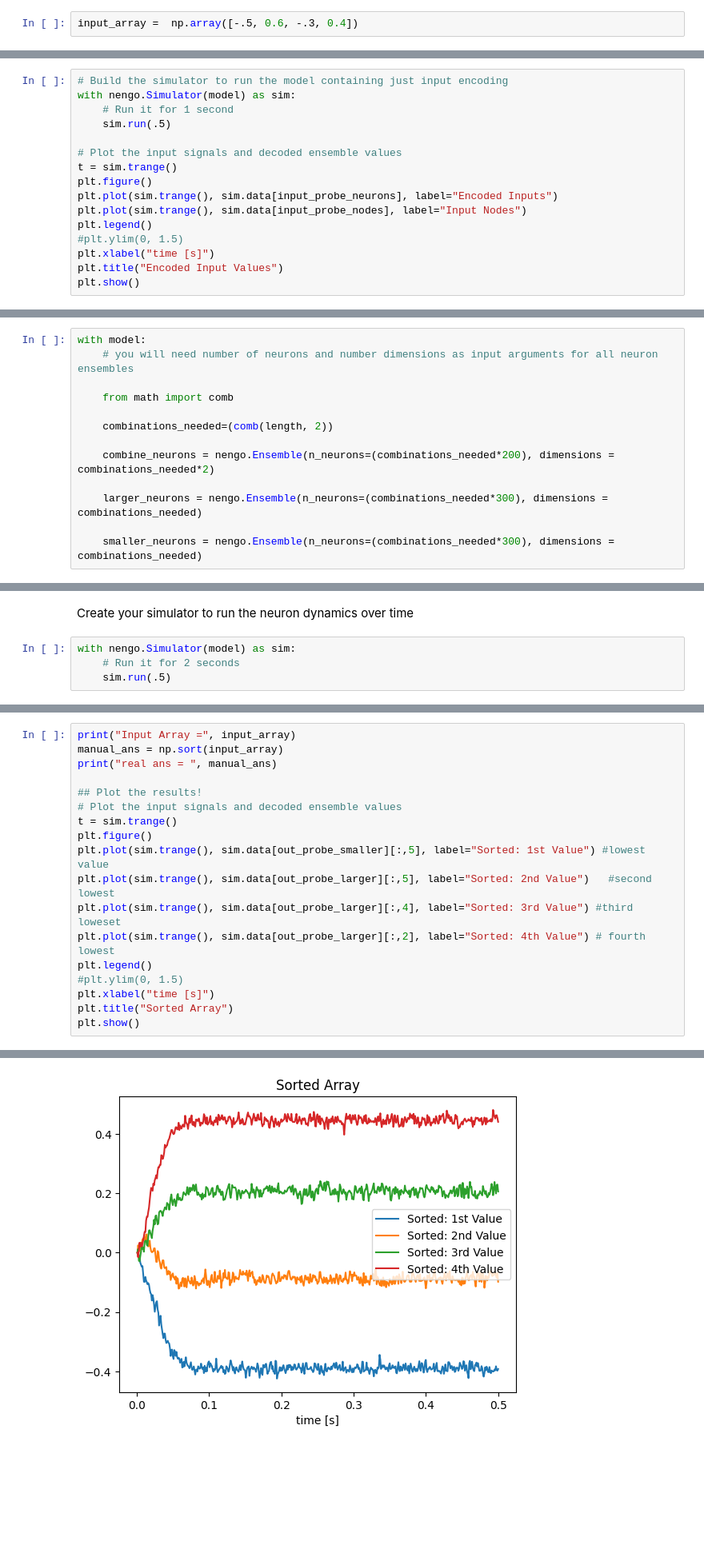
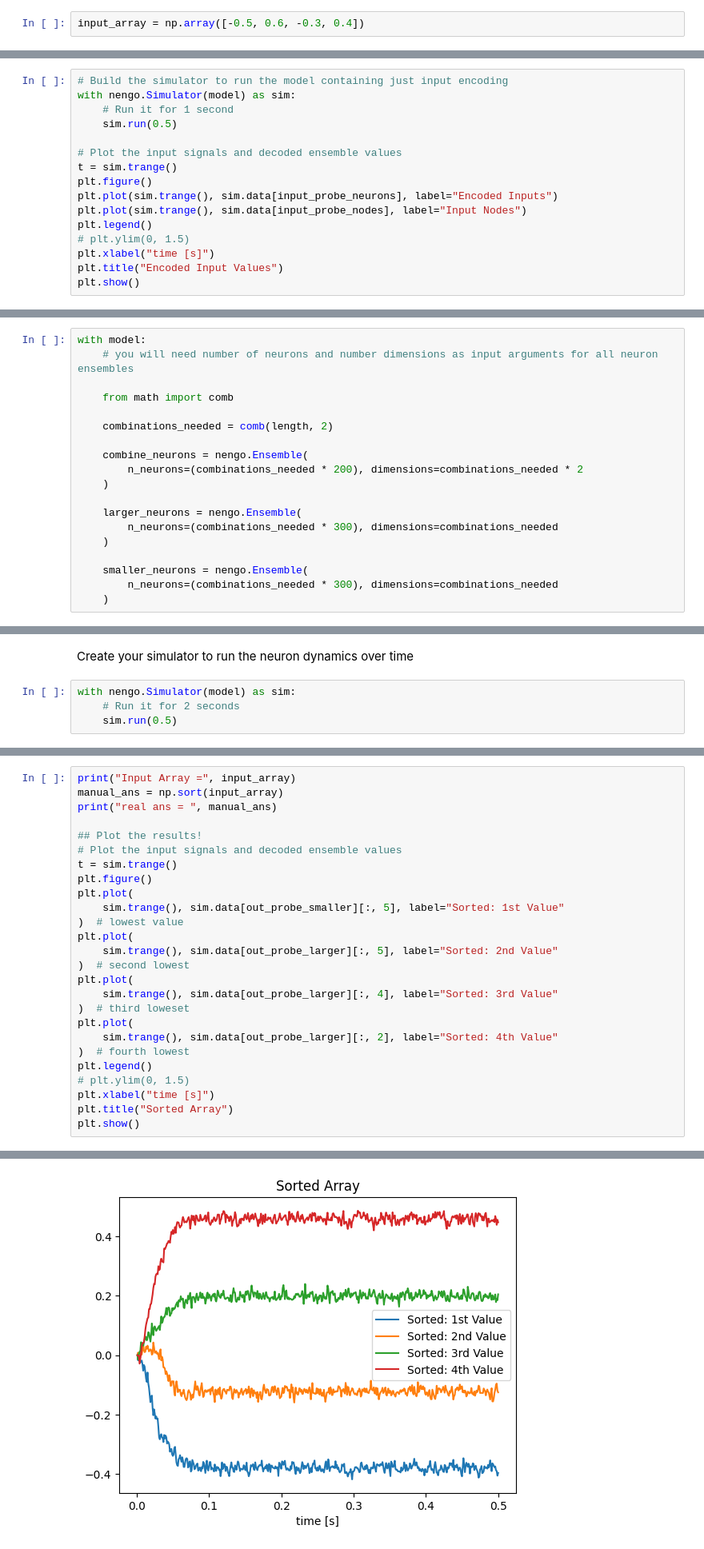
Before and after one commit to C25Hana-Hill/mapping_algos, a Jupyter notebook: ICE3_Bubblesort.ipynb, the cells around one changed output, grey strips where cells are left out. Shown: that part at 80% size. Drawn from its saved outputs; the diff is of its cells as text; blank space fills up the shorter version.

```diff
--- a/ICE3_Bubblesort.ipynb
+++ b/ICE3_Bubblesort.ipynb
@@ -26,7 +26,7 @@ from nengo.utils.matplotlib import rasterplot
 Create the following 4-dimensional array by filling in `???`:
 $\begin{bmatrix} -.5 & .6 & -.3 & .4  \end{bmatrix}$
 # %%
-input_array =  np.array([-.5, 0.6, -.3, 0.4])
+input_array = np.array([-0.5, 0.6, -0.3, 0.4])
 # %% [markdown]
 ### Encode all inputs for sorting
 
@@ -66,7 +67,7 @@ with model:
 # Build the simulator to run the model containing just input encoding
 with nengo.Simulator(model) as sim:
     # Run it for 1 second
-    sim.run(.5)
+    sim.run(0.5)
 
 # Plot the input signals and decoded ensemble values
 t = sim.trange()
@@ -74,7 +75,7 @@ plt.figure()
 plt.plot(sim.trange(), sim.data[input_probe_neurons], label="Encoded Inputs")
 plt.plot(sim.trange(), sim.data[input_probe_nodes], label="Input Nodes")
 plt.legend()
-#plt.ylim(0, 1.5)
+# plt.ylim(0, 1.5)
 plt.xlabel("time [s]")
 plt.title("Encoded Input Values")
 plt.show()
@@ -109,13 +110,19 @@ with model:
 
     from math import comb
 
-    combinations_needed=(comb(length, 2))
+    combinations_needed = comb(length, 2)
 
-    combine_neurons = nengo.Ensemble(n_neurons=(combinations_needed*200), dimensions = combinations_needed*2)
+    combine_neurons = nengo.Ensemble(
+        n_neurons=(combinations_needed * 200), dimensions=combinations_needed * 2
+    )
 
-    larger_neurons = nengo.Ensemble(n_neurons=(combinations_needed*300), dimensions = combinations_needed)
+    larger_neurons = nengo.Ensemble(
+        n_neurons=(combinations_needed * 300), dimensions=combinations_needed
+    )
 
-    smaller_neurons = nengo.Ensemble(n_neurons=(combinations_needed*300), dimensions = combinations_needed)
+    smaller_neurons = nengo.Ensemble(
+        n_neurons=(combinations_needed * 300), dimensions=combinations_needed
+    )
 # %% [markdown]
 We now have neurons set aside to perform the comparison functions, but in order to actually do so the network must train weights to compute the comparison of two values at a time.
 
@@ -212,5 +221,5 @@ Create your simulator to run the neuron dynamics over time
 # %%
 with nengo.Simulator(model) as sim:
     # Run it for 2 seconds
-    sim.run(.5)
+    sim.run(0.5)
 # %% [output]
@@ -223,25 +232,33 @@ You will need to probe the appropriate output probes to show your final sorted a
 # %%
 print("Input Array =", input_array)
 manual_ans = np.sort(input_array)
 print("real ans = ", manual_ans)
 
 ## Plot the results!
 # Plot the input signals and decoded ensemble values
 t = sim.trange()
 plt.figure()
-plt.plot(sim.trange(), sim.data[out_probe_smaller][:,5], label="Sorted: 1st Value") #lowest value
-plt.plot(sim.trange(), sim.data[out_probe_larger][:,5], label="Sorted: 2nd Value")   #second lowest
-plt.plot(sim.trange(), sim.data[out_probe_larger][:,4], label="Sorted: 3rd Value") #third loweset
-plt.plot(sim.trange(), sim.data[out_probe_larger][:,2], label="Sorted: 4th Value") # fourth lowest
+plt.plot(
+    sim.trange(), sim.data[out_probe_smaller][:, 5], label="Sorted: 1st Value"
+)  # lowest value
+plt.plot(
+    sim.trange(), sim.data[out_probe_larger][:, 5], label="Sorted: 2nd Value"
+)  # second lowest
+plt.plot(
+    sim.trange(), sim.data[out_probe_larger][:, 4], label="Sorted: 3rd Value"
+)  # third loweset
+plt.plot(
+    sim.trange(), sim.data[out_probe_larger][:, 2], label="Sorted: 4th Value"
+)  # fourth lowest
 plt.legend()
-#plt.ylim(0, 1.5)
+# plt.ylim(0, 1.5)
 plt.xlabel("time [s]")
 plt.title("Sorted Array")
 plt.show()
 # %% [output]
 Input Array = [-0.5  0.6 -0.3  0.4]
 real ans =  [-0.5 -0.3  0.4  0.6]
-[figure, old version]
+[figure, new version]
 # %% [markdown]
 ## Discussion
 
```
Also changed, not shown: parts of 5 cells of this notebook, 1 other file.
